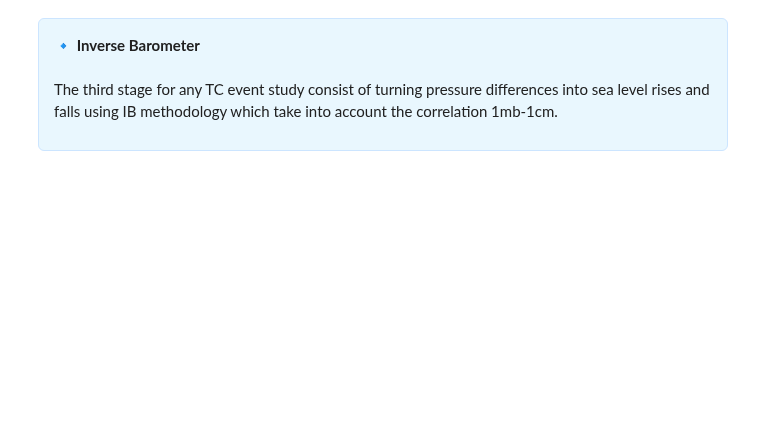
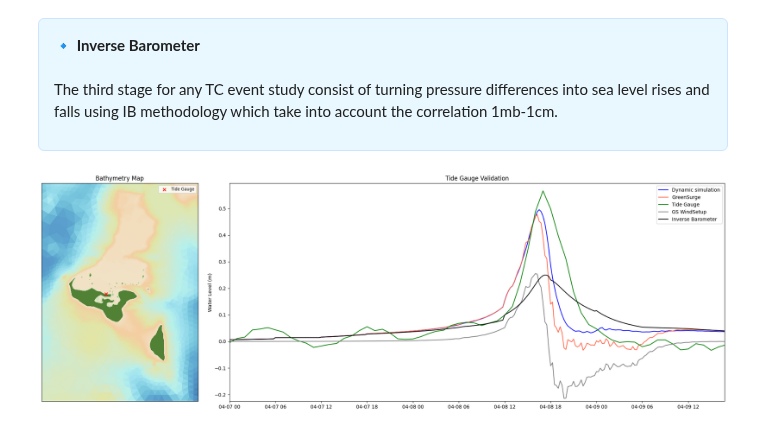
Before and after one commit to JenMontano/BlueMath, a Jupyter notebook: methods/hybrid_downscaling/additive/GreenSurge/05_Validation.ipynb, the cells around one changed output. Cells and saved outputs as stored; diff of their text form; code cells hidden in the pictures; blank space fills up the shorter version.

```diff
--- a/methods/hybrid_downscaling/additive/GreenSurge/05_Validation.ipynb
+++ b/methods/hybrid_downscaling/additive/GreenSurge/05_Validation.ipynb
@@ -42,18 +72,24 @@ plot_GS_vs_dynamic_windsetup(
 # %%
 from bluemath_tk.additive.greensurge import pressure_to_IB
 
+xds_vortex_GS = xr.open_dataset(
+    f"outputs/GreenSurge_vortex_{TCname}.nc",
+)
+
 ds_WL_GS_IB = pressure_to_IB(xds_vortex_GS)
 # %%
 from bluemath_tk.additive.greensurge import plot_GS_TG_validation_timeseries
 
 tide_gauge = xr.open_dataset(
-    "/home/grupos/geocean/faugeree/BlueMath/methods/hybrid_downscaling/additive/GreenSurge/inputs/TG_HAROLD2020_Tongatapu.nc"
+    "inputs/TG_HAROLD2020_Tongatapu.nc"
 )
 
 plot_GS_TG_validation_timeseries(
     xds_GS_wind,
     ds_WL_GS_IB,
     ds_WL_dynamic_WindSetUp,
     tide_gauge,
     ds_GFD_info,
 )
+# %% [output]
+[figure, added]
```
Also changed, not shown: parts of 4 cells of this notebook, 5 other files.
